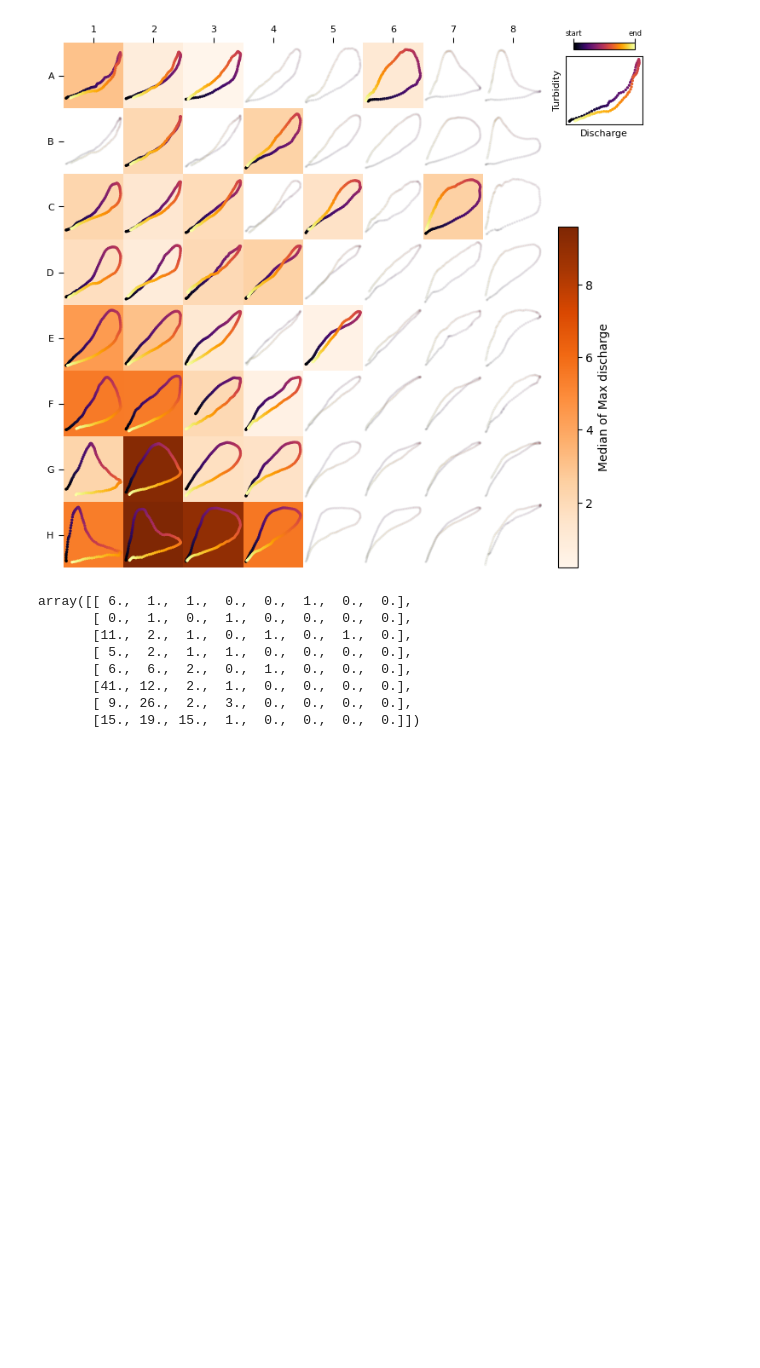
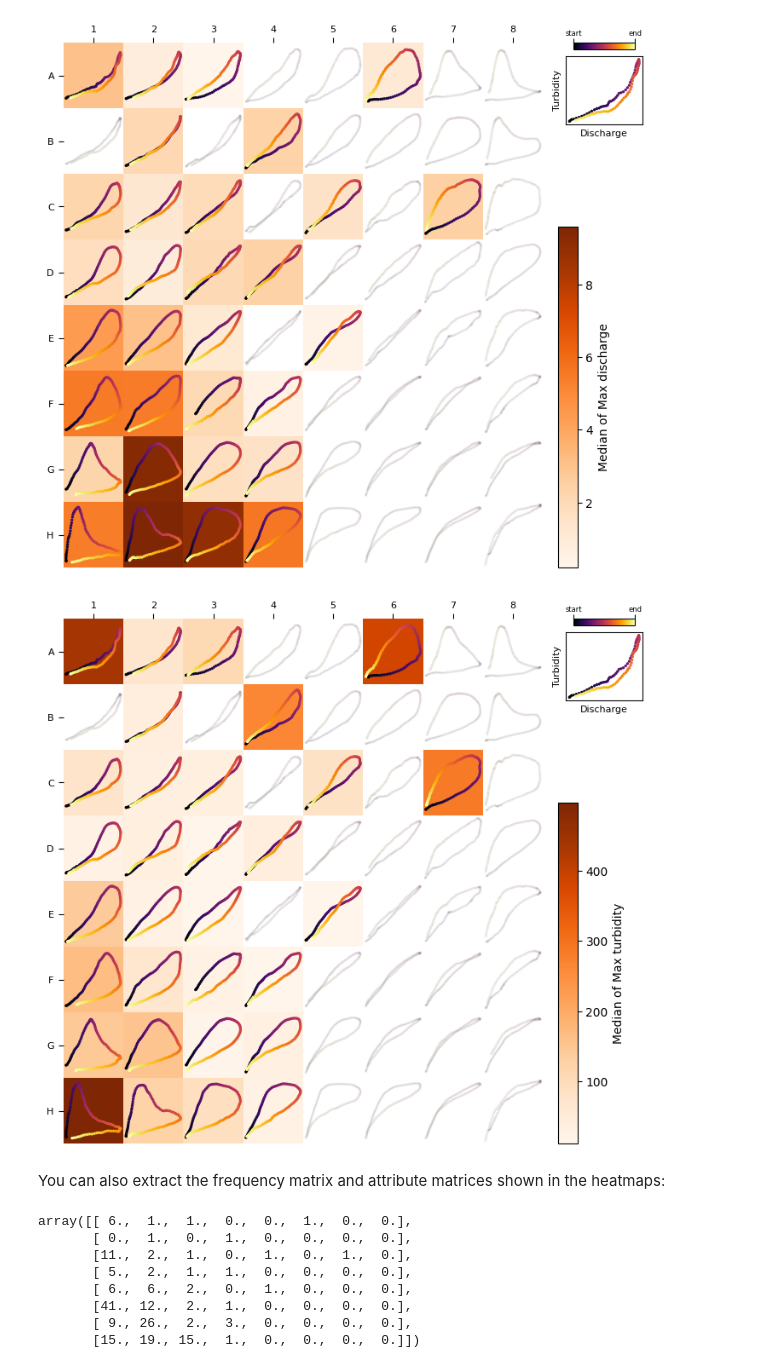
Before and after one commit to ArlexMR/HySOM, a Jupyter notebook: docs/tutorials/analyse_TQ_data.ipynb, the cells around one changed output. Drawn from its saved outputs; the diff is of its cells as text; code cells hidden in the pictures; blank space fills up the shorter version.

```diff
--- a/docs/tutorials/analyse_TQ_data.ipynb
+++ b/docs/tutorials/analyse_TQ_data.ipynb
@@ -155,6 +175,12 @@ loops,qmax,turbmax = zip(*[(ev.loop, ev.get_attribute("qmax"), ev.get_attribute(
 heat_map(TQsom, loops, qmax, colorbar_label="Median of Max discharge", agg_method=np.median)
 # %% [output]
 [figure]
+# %%
+heat_map(TQsom, loops, turbmax, colorbar_label="Median of Max turbidity", agg_method=np.median)
+# %% [output]
+[figure, added]
+# %% [markdown]
+You can also extract the frequency matrix and attribute matrices shown in the heatmaps:
 # %%
 TQsom.frequency_matrix([ev.loop for ev in filtered_events])
 # %% [output]
```
Also changed, not shown: parts of 30 cells of this notebook, 6 other files.
